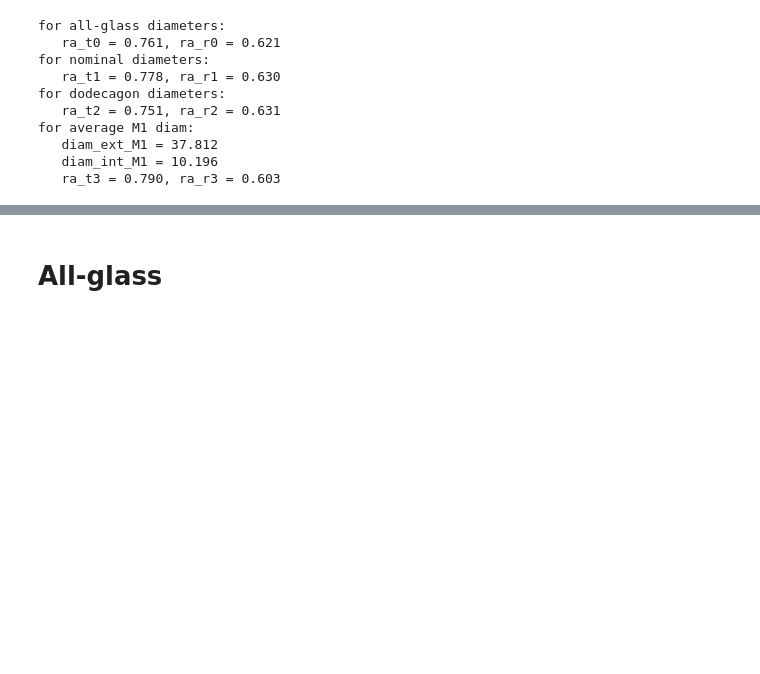
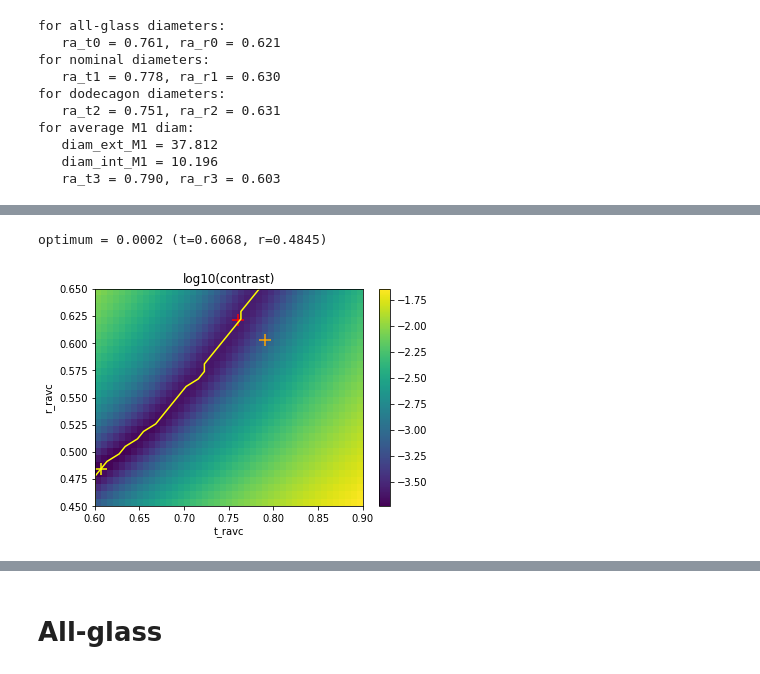
Before and after one commit to vortex-exoplanet/HEEPS, a Jupyter notebook: tools/ravc_optim.ipynb, the cells around one changed output, grey strips where cells are left out. Saved outputs shown, nothing was run; the diff lists cells and outputs as text; code cells hidden in the pictures; blank space fills up the shorter version.

```diff
--- a/tools/ravc_optim.ipynb
+++ b/tools/ravc_optim.ipynb
@@ -150,12 +150,12 @@ def plot_2d_map(rs, ts, t0, arr, case, title):
     plt.scatter(ra_t0, ra_r0, s=150, c='red', marker='+')
     plt.scatter(ra_t3, ra_r3, s=150, c='orange', marker='+')
     ind_min = np.unravel_index(np.argmin(arr, axis=None), arr.shape)
-    x, y = ind_min[1], ind_min[0]
-    plt.scatter(ts[x], rs[y], s=150, c='yellow', marker='+')
+    x, y = ind_min[0], ind_min[1]
+    plt.scatter(ts[y], rs[x], s=150, c='yellow', marker='+')
     plt.xlim(ts[0], ts[-1])
     plt.ylim(rs[0], rs[-1])
     plt.xlabel('t_ravc');
     plt.ylabel('r_ravc');
     plt.title(title);
     plt.savefig(os.path.join(dir_output, case + '_' + title.replace('/', '_') + '.png'))
-    print('optimum = %.4f (t=%.4f, r=%.4f)'%(arr[x, y], ts[x], rs[y]))
+    print('optimum = %.4f (t=%.4f, r=%.4f)'%(arr[x, y], ts[y], rs[x]))
@@ -161,0 +196,4 @@ def plot_2d_map(rs, ts, t0, arr, case, title):
+# %%
+case = 'allglassNOspi_nt=%s_nr=%s'%(nt, nr)
+C, T, CT2 = get_C_T_CT2(conf, wf, case, rs, ts)
+t_C, t_T, t_CT2 = optim_C_T_CT2(C, T, CT2)
@@ -161,0 +203,5 @@ def plot_2d_map(rs, ts, t0, arr, case, title):
+# %%
+plot_2d_map(rs, ts, t_C, C, case, 'log10(contrast)')
+# %% [output]
+optimum = 0.0002 (t=0.6068, r=0.4845)
+[figure, added]
```
Also changed, not shown: parts of 23 cells of this notebook.
